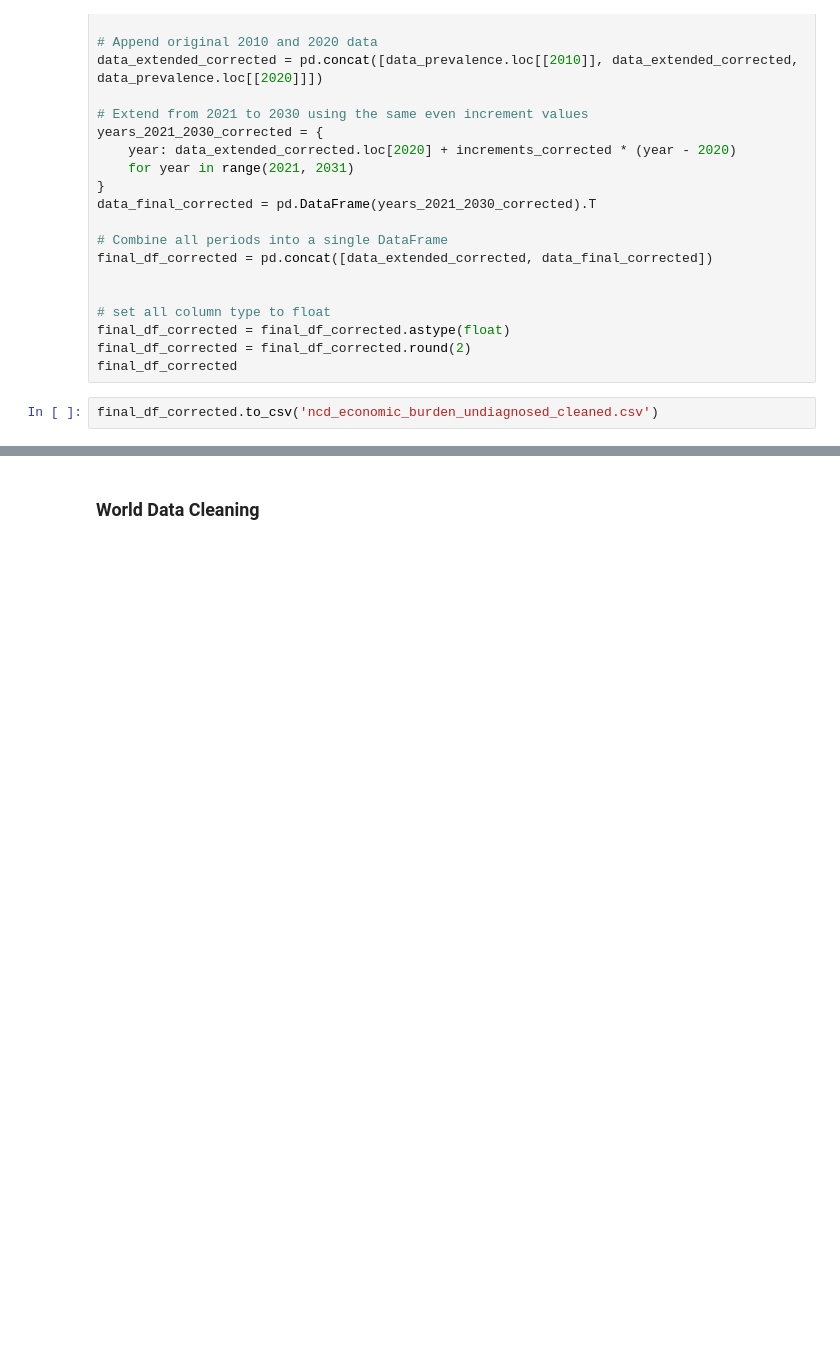
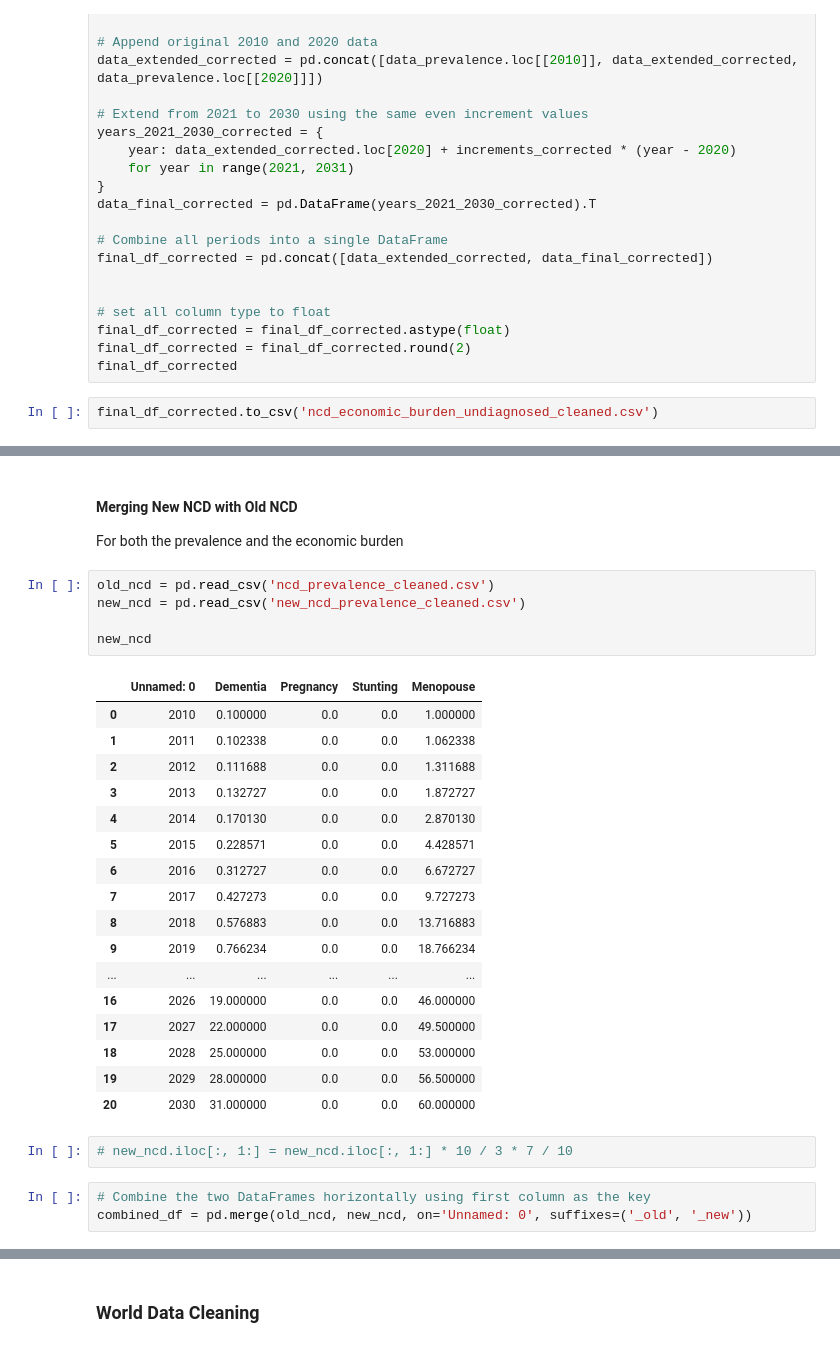
Before and after one commit to Gaia-Dental-Studio/GMed_Impact_Evaluation, a Jupyter notebook: eda.ipynb, the cells around one changed output, grey strips where cells are left out. Cells and saved outputs as stored; diff of their text form; blank space fills up the shorter version.

```diff
--- a/eda.ipynb
+++ b/eda.ipynb
@@ -834,0 +983,31 @@ final_df_corrected.to_csv('ncd_economic_burden_undiagnosed_cleaned.csv')
+# %% [markdown]
+#### Merging New NCD with Old NCD
+For both the prevalence and the economic burden
+# %%
+old_ncd = pd.read_csv('ncd_prevalence_cleaned.csv')
+new_ncd = pd.read_csv('new_ncd_prevalence_cleaned.csv')
+
+new_ncd
+# %% [output]
+|  | Unnamed: 0 | Dementia | Pregnancy | Stunting | Menopouse |
+| 0 | 2010 | 0.100000 | 0.0 | 0.0 | 1.000000 |
+| 1 | 2011 | 0.102338 | 0.0 | 0.0 | 1.062338 |
+| 2 | 2012 | 0.111688 | 0.0 | 0.0 | 1.311688 |
+| 3 | 2013 | 0.132727 | 0.0 | 0.0 | 1.872727 |
+| 4 | 2014 | 0.170130 | 0.0 | 0.0 | 2.870130 |
+| 5 | 2015 | 0.228571 | 0.0 | 0.0 | 4.428571 |
+| 6 | 2016 | 0.312727 | 0.0 | 0.0 | 6.672727 |
+| 7 | 2017 | 0.427273 | 0.0 | 0.0 | 9.727273 |
+| 8 | 2018 | 0.576883 | 0.0 | 0.0 | 13.716883 |
+| 9 | 2019 | 0.766234 | 0.0 | 0.0 | 18.766234 |
+| ... | ... | ... | ... | ... | ... |
+| 16 | 2026 | 19.000000 | 0.0 | 0.0 | 46.000000 |
+| 17 | 2027 | 22.000000 | 0.0 | 0.0 | 49.500000 |
+| 18 | 2028 | 25.000000 | 0.0 | 0.0 | 53.000000 |
+| 19 | 2029 | 28.000000 | 0.0 | 0.0 | 56.500000 |
+| 20 | 2030 | 31.000000 | 0.0 | 0.0 | 60.000000 |
+# %%
+# new_ncd.iloc[:, 1:] = new_ncd.iloc[:, 1:] * 10 / 3 * 7 / 10
+# %%
+# Combine the two DataFrames horizontally using first column as the key
+combined_df = pd.merge(old_ncd, new_ncd, on='Unnamed: 0', suffixes=('_old', '_new'))
```
Also changed, not shown: parts of 14 cells of this notebook, 9 other files.
